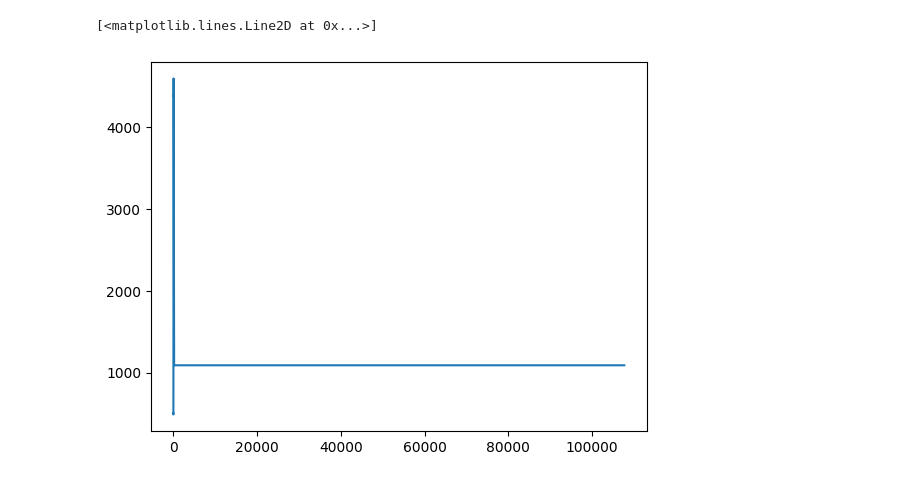
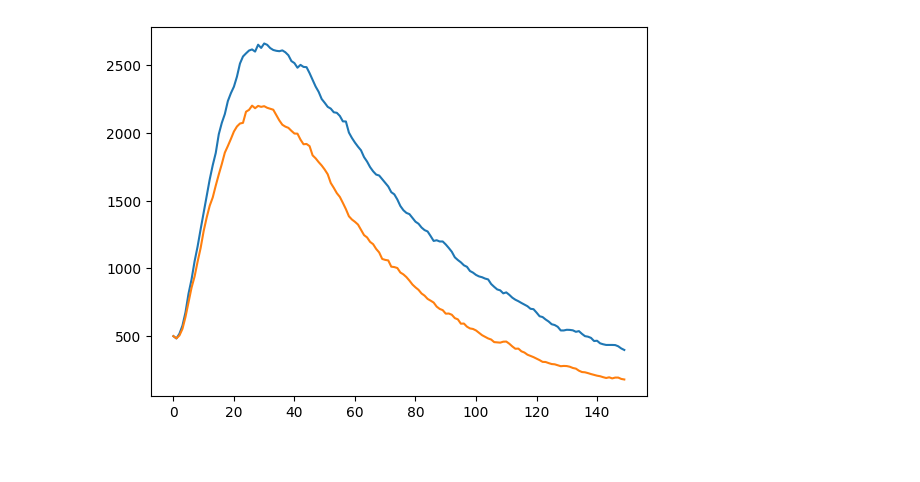
Before and after one commit to Mpkosh/hybrid_surrogate, a Jupyter notebook: notebooks/test.ipynb, the cells around one changed output. Saved outputs shown, nothing was run; the diff lists cells and outputs as text; code cells hidden in the pictures.

```diff
--- a/notebooks/test.ipynb
+++ b/notebooks/test.ipynb
@@ -73,14 +71,16 @@ iterations = 5  # run 5 simulations
 beta = 0.01 # transmission rate
 delta = 0.08 # recovery rate
 init_inf_frac = 0.005 # random fraction initially infected
+init_rec_frac = 0.005
 gamma = 0.1 # latent period rate
 
 num_runs = 10
 # %%
 network_model = SEIRNetworkModel(10**5)
-res = network_model.simulate(beta=beta, gamma=gamma, delta=delta, init_inf_frac=0.005)
+for init_rec_frac in [0.05, 0.1]:
+    res = network_model.simulate(beta=beta, gamma=gamma,
+                                 delta=delta, init_inf_frac=init_inf_frac,
+                                 init_rec_frac=init_rec_frac)
+    plt.plot(res.I)
+# %% [output]
+[figure, added]
-# %%
-plt.plot(res.I)
-# %% [output]
-[<matplotlib.lines.Line2D at 0x...>]
-[figure, removed]
```
Also changed, not shown: parts of 2 cells of this notebook, 4 other files.
